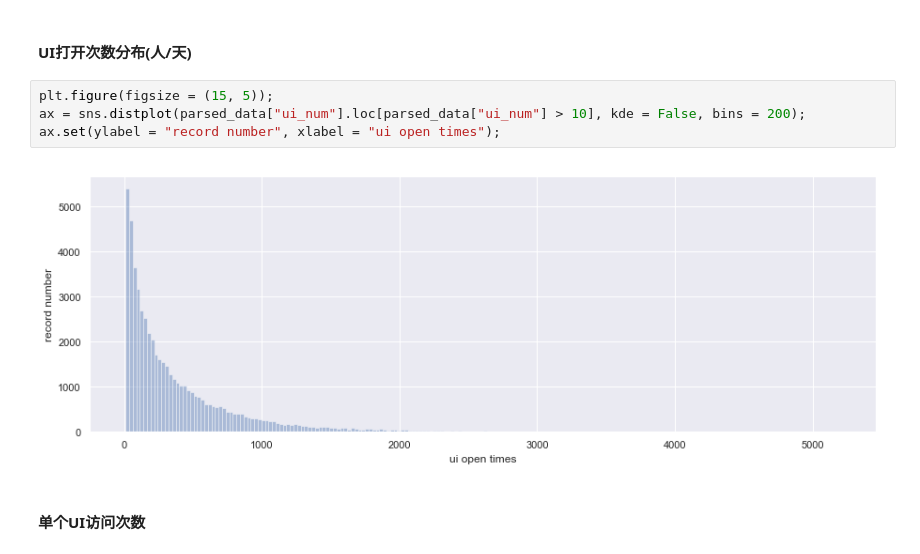
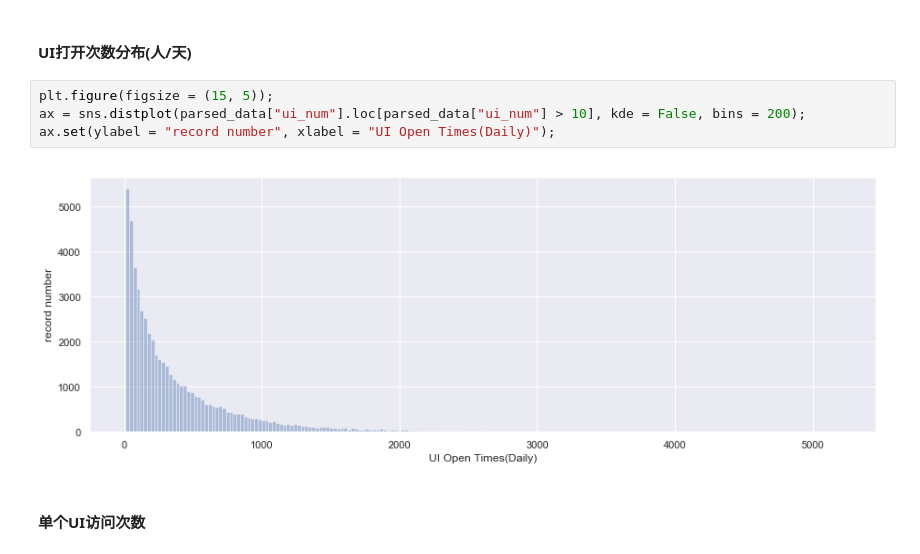
Before and after one commit to GuoQPro/user_operation_analysis, a Jupyter notebook: EOT_USER_OP_RECORD.ipynb, the cells around one changed output. Saved outputs shown, nothing was run; the diff lists cells and outputs as text.

```diff
--- a/EOT_USER_OP_RECORD.ipynb
+++ b/EOT_USER_OP_RECORD.ipynb
@@ -379,9 +380,9 @@ UI 最大打开次数 5202.0次/天
 # %%
 plt.figure(figsize = (15, 5));
 ax = sns.distplot(parsed_data["ui_num"].loc[parsed_data["ui_num"] > 10], kde = False, bins = 200);
-ax.set(ylabel = "record number", xlabel = "ui open times");
+ax.set(ylabel = "record number", xlabel = "UI Open Times(Daily)");
 # %% [output]
-[figure, old version]
+[figure, new version]
 # %% [markdown]
 #### 单个UI访问次数
 # %%
```
Also changed, not shown: parts of 24 cells of this notebook.
